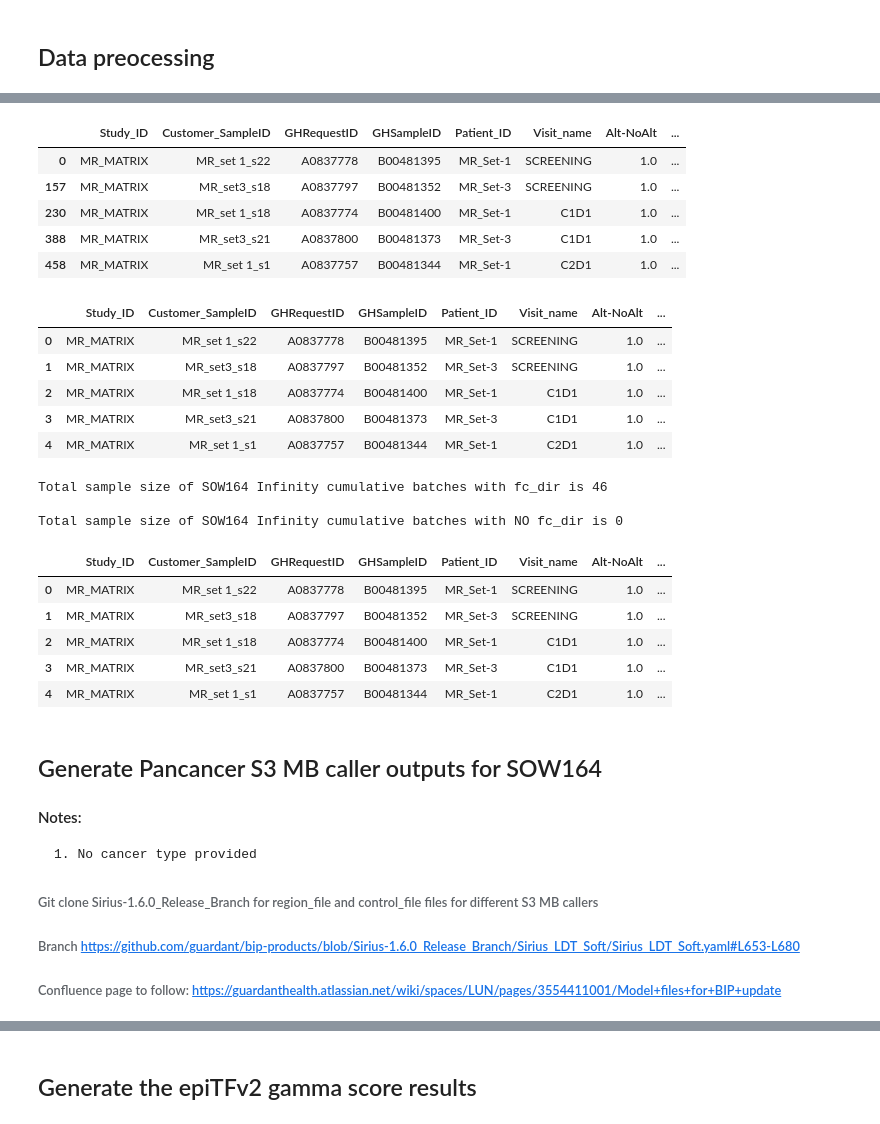
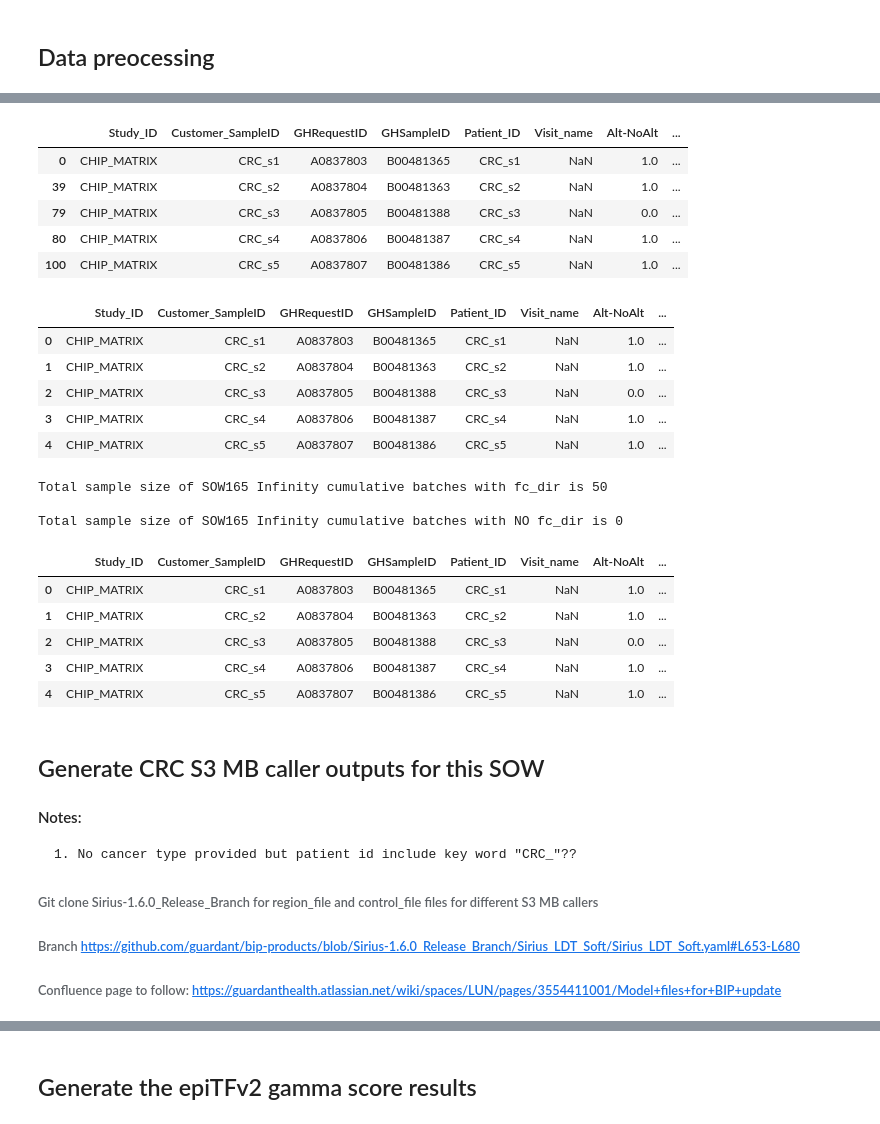
Before and after one commit to gh-hazhang/scripts, a Jupyter notebook: AZ_TFv2_update_crossSOW_09042024.ipynb, the cells around one changed output, grey strips where cells are left out. Saved outputs shown, nothing was run; the diff lists cells and outputs as text; code cells hidden in the pictures.

```diff
--- a/AZ_TFv2_update_crossSOW_09042024.ipynb
+++ b/AZ_TFv2_update_crossSOW_09042024.ipynb
@@ -1411,0 +1551,10 @@ Total unique patient sample size of SOW164 Infinity cumulative batches is 2
+# %%
+# Readin latest batches (TFv2 updated version by Evan) from Google drive
+
+df_sow165_all = pd.read_csv("/ghsfa/projects/pharma/customers/AstraZeneca/Infinity/AZN_SOW165_Infinity/AZN_SOW165_Infinity_01/tumor_boarding/20240620_AstraZeneca_SOW165_50Samples_TFv2_InfinityReport.csv", header = 1)
+
+print("Total sample size of SOW165 Infinity cumulative batches is " + str(df_sow165_all.shape[0]) + "\n")
+print("Total unique sample size of SOW165 Infinity cumulative batches is " + str(df_sow165_all.GHSampleID.nunique()) + "\n")
+print("Total unique patient sample size of SOW165 Infinity cumulative batches is " + str(df_sow165_all.Patient_ID.nunique()) + "\n")
+
+df_sow165_all.head()
@@ -1412,20 +1573,20 @@ Total unique patient sample size of SOW164 Infinity cumulative batches is 2
 # %%
 # Remove duplication
-df_sow164_dedup = df_sow164_all.drop_duplicates(subset = "GHSampleID")
-df_sow164_dedup.head()
+df_sow165_dedup = df_sow165_all.drop_duplicates(subset = "GHSampleID")
+df_sow165_dedup.head()
 # %% [output]
 |  | Study_ID | Customer_SampleID | GHRequestID | GHSampleID | Patient_ID | Visit_name | Alt-NoAlt | ... |
-| 0 | MR_MATRIX | MR_set 1_s22 | A0837778 | B00481395 | MR_Set-1 | SCREENING | 1.0 | ... |
-| 157 | MR_MATRIX | MR_set3_s18 | A0837797 | B00481352 | MR_Set-3 | SCREENING | 1.0 | ... |
-| 230 | MR_MATRIX | MR_set 1_s18 | A0837774 | B00481400 | MR_Set-1 | C1D1 | 1.0 | ... |
-| 388 | MR_MATRIX | MR_set3_s21 | A0837800 | B00481373 | MR_Set-3 | C1D1 | 1.0 | ... |
-| 458 | MR_MATRIX | MR_set 1_s1 | A0837757 | B00481344 | MR_Set-1 | C2D1 | 1.0 | ... |
+| 0 | CHIP_MATRIX | CRC_s1 | A0837803 | B00481365 | CRC_s1 | NaN | 1.0 | ... |
+| 39 | CHIP_MATRIX | CRC_s2 | A0837804 | B00481363 | CRC_s2 | NaN | 1.0 | ... |
+| 79 | CHIP_MATRIX | CRC_s3 | A0837805 | B00481388 | CRC_s3 | NaN | 0.0 | ... |
+| 80 | CHIP_MATRIX | CRC_s4 | A0837806 | B00481387 | CRC_s4 | NaN | 1.0 | ... |
+| 100 | CHIP_MATRIX | CRC_s5 | A0837807 | B00481386 | CRC_s5 | NaN | 1.0 | ... |
 # %%
 # Pull "runid" from ghdb
-df_sow164_1 = df_sow164_dedup.copy()
+df_sow165_1 = df_sow165_dedup.copy()
 
 # Define the IDs you want to query for
-ids = tuple(df_sow164_1['GHSampleID'].unique())
+ids = tuple(df_sow165_1['GHSampleID'].unique())
 
 # Generate the SQL query string
 query = "SELECT * FROM gh_sample WHERE run_sample_id IN {}".format(ids)
@@ -1436,15 +1597,15 @@ sample_df.head()
 
 # Merge "runid"
 sample_df = sample_df.rename(columns={"run_sample_id": "GHSampleID"})
-df_sow164_1 = df_sow164_1.merge(sample_df[['GHSampleID', 'runid']], on = 'GHSampleID', how = "left")
-df_sow164_1.head()
+df_sow165_1 = df_sow165_1.merge(sample_df[['GHSampleID', 'runid']], on = 'GHSampleID', how = "left")
+df_sow165_1.head()
 # %% [output]
 |  | Study_ID | Customer_SampleID | GHRequestID | GHSampleID | Patient_ID | Visit_name | Alt-NoAlt | ... |
-| 0 | MR_MATRIX | MR_set 1_s22 | A0837778 | B00481395 | MR_Set-1 | SCREENING | 1.0 | ... |
-| 1 | MR_MATRIX | MR_set3_s18 | A0837797 | B00481352 | MR_Set-3 | SCREENING | 1.0 | ... |
-| 2 | MR_MATRIX | MR_set 1_s18 | A0837774 | B00481400 | MR_Set-1 | C1D1 | 1.0 | ... |
-| 3 | MR_MATRIX | MR_set3_s21 | A0837800 | B00481373 | MR_Set-3 | C1D1 | 1.0 | ... |
-| 4 | MR_MATRIX | MR_set 1_s1 | A0837757 | B00481344 | MR_Set-1 | C2D1 | 1.0 | ... |
+| 0 | CHIP_MATRIX | CRC_s1 | A0837803 | B00481365 | CRC_s1 | NaN | 1.0 | ... |
+| 1 | CHIP_MATRIX | CRC_s2 | A0837804 | B00481363 | CRC_s2 | NaN | 1.0 | ... |
+| 2 | CHIP_MATRIX | CRC_s3 | A0837805 | B00481388 | CRC_s3 | NaN | 0.0 | ... |
+| 3 | CHIP_MATRIX | CRC_s4 | A0837806 | B00481387 | CRC_s4 | NaN | 1.0 | ... |
+| 4 | CHIP_MATRIX | CRC_s5 | A0837807 | B00481386 | CRC_s5 | NaN | 1.0 | ... |
 # %%
 def add_fc_dir_column(df):
     """
@@ -1494,26 +1655,26 @@ def add_fc_dir_column(df):
     return df, df_no_fc_dir
 
 # Generate the new dataframe
-df_sow164_2, df_no_found = add_fc_dir_column(df_sow164_1)
+df_sow165_2, df_no_found = add_fc_dir_column(df_sow165_1)
 
-print("Total sample size of SOW164 Infinity cumulative batches with fc_dir is " + str(df_sow164_1.shape[0]) + "\n")
-print("Total sample size of SOW164 Infinity cumulative batches with NO fc_dir is " + str(df_no_found.shape[0]) + "\n")
+print("Total sample size of SOW165 Infinity cumulative batches with fc_dir is " + str(df_sow165_2.shape[0]) + "\n")
+print("Total sample size of SOW165 Infinity cumulative batches with NO fc_dir is " + str(df_no_found.shape[0]) + "\n")
 
-df_sow164_2.head()
+df_sow165_2.head()
 # %% [output]
-Total sample size of SOW164 Infinity cumulative batches with fc_dir is 46
+Total sample size of SOW165 Infinity cumulative batches with fc_dir is 50
 
-Total sample size of SOW164 Infinity cumulative batches with NO fc_dir is 0
+Total sample size of SOW165 Infinity cumulative batches with NO fc_dir is 0
 |  | Study_ID | Customer_SampleID | GHRequestID | GHSampleID | Patient_ID | Visit_name | Alt-NoAlt | ... |
-| 0 | MR_MATRIX | MR_set 1_s22 | A0837778 | B00481395 | MR_Set-1 | SCREENING | 1.0 | ... |
-| 1 | MR_MATRIX | MR_set3_s18 | A0837797 | B00481352 | MR_Set-3 | SCREENING | 1.0 | ... |
-| 2 | MR_MATRIX | MR_set 1_s18 | A0837774 | B00481400 | MR_Set-1 | C1D1 | 1.0 | ... |
-| 3 | MR_MATRIX | MR_set3_s21 | A0837800 | B00481373 | MR_Set-3 | C1D1 | 1.0 | ... |
-| 4 | MR_MATRIX | MR_set 1_s1 | A0837757 | B00481344 | MR_Set-1 | C2D1 | 1.0 | ... |
+| 0 | CHIP_MATRIX | CRC_s1 | A0837803 | B00481365 | CRC_s1 | NaN | 1.0 | ... |
+| 1 | CHIP_MATRIX | CRC_s2 | A0837804 | B00481363 | CRC_s2 | NaN | 1.0 | ... |
+| 2 | CHIP_MATRIX | CRC_s3 | A0837805 | B00481388 | CRC_s3 | NaN | 0.0 | ... |
+| 3 | CHIP_MATRIX | CRC_s4 | A0837806 | B00481387 | CRC_s4 | NaN | 1.0 | ... |
+| 4 | CHIP_MATRIX | CRC_s5 | A0837807 | B00481386 | CRC_s5 | NaN | 1.0 | ... |
 # %% [markdown]
-## Generate Pancancer S3 MB caller outputs for SOW164
+## Generate CRC S3 MB caller outputs for this SOW
 #### Notes:
-    1. No cancer type provided
+    1. No cancer type provided but patient id include key word "CRC_"??
 ###### Git clone Sirius-1.6.0_Release_Branch for region_file and control_file files for different S3 MB callers
 ###### Branch https://github.com/guardant/bip-products/blob/Sirius-1.6.0_Release_Branch/Sirius_LDT_Soft/Sirius_LDT_Soft.yaml#L653-L680
 ###### Confluence page to follow: https://guardanthealth.atlassian.net/wiki/spaces/LUN/pages/3554411001/Model+files+for+BIP+update
```
Also changed, not shown: parts of 365 cells of this notebook, 38 other files.
